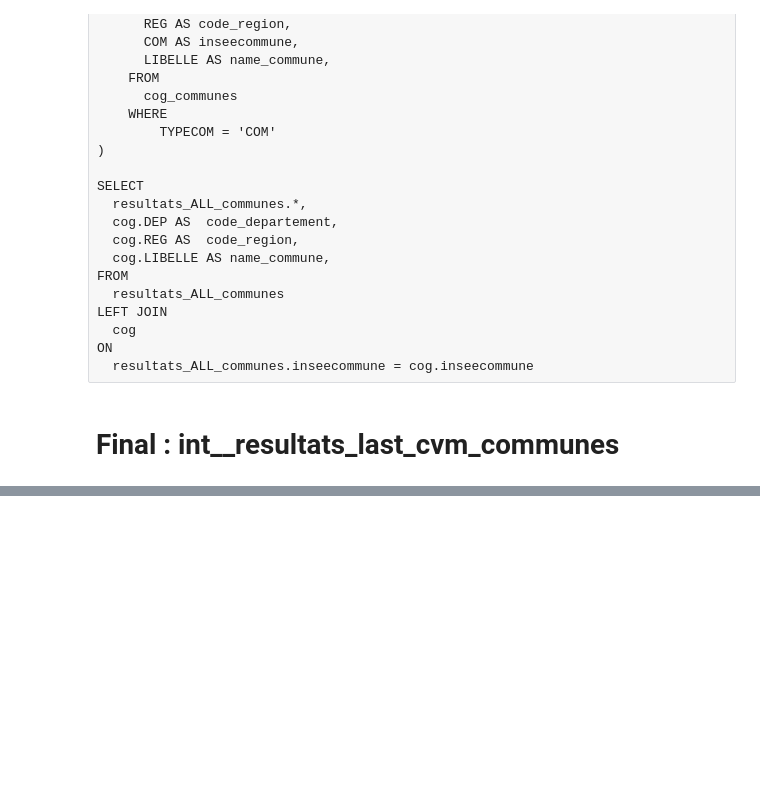
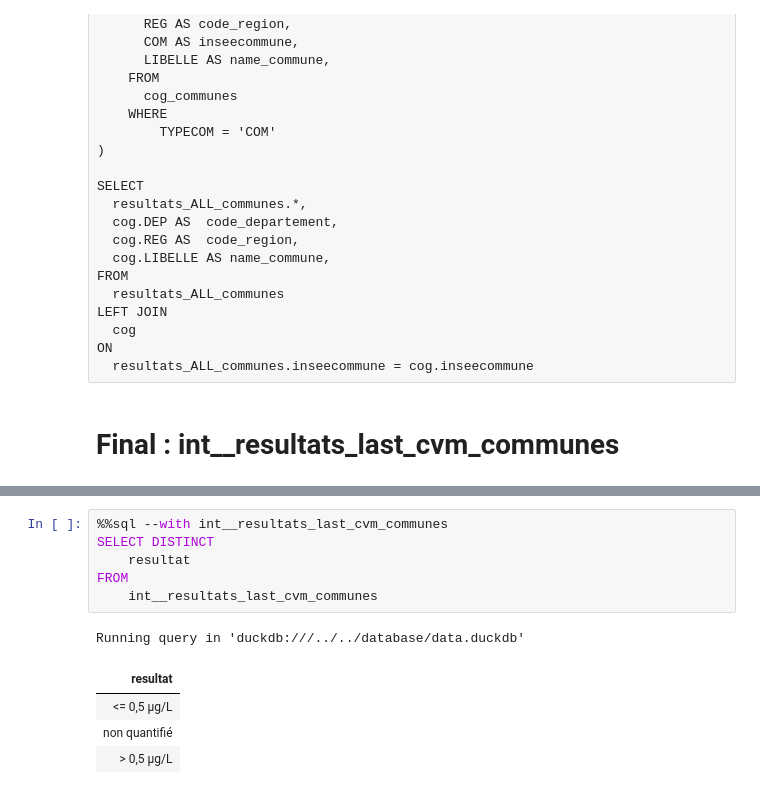
Before and after one commit to dataforgoodfr/13_pollution_eau, a Jupyter notebook: analytics/notebooks/cvm_calcul_conformite_par_commune_LastPvl.ipynb, the cells around one changed output, grey strips where cells are left out. Drawn from its saved outputs; the diff is of its cells as text; blank space fills up the shorter version.

```diff
--- a/analytics/notebooks/cvm_calcul_conformite_par_commune_LastPvl.ipynb
+++ b/analytics/notebooks/cvm_calcul_conformite_par_commune_LastPvl.ipynb
@@ -266,0 +241,12 @@ Truncated to displaylimit of 10.
+# %%
+%%sql --with int__resultats_last_cvm_communes
+SELECT DISTINCT
+    resultat
+FROM
+    int__resultats_last_cvm_communes
+# %% [output]
+Running query in 'duckdb:///../../database/data.duckdb'
+| resultat |
+| <= 0,5 µg/L |
+| non quantifié |
+| > 0,5 µg/L |
```
Also changed, not shown: parts of 6 cells of this notebook, 3 other files.
